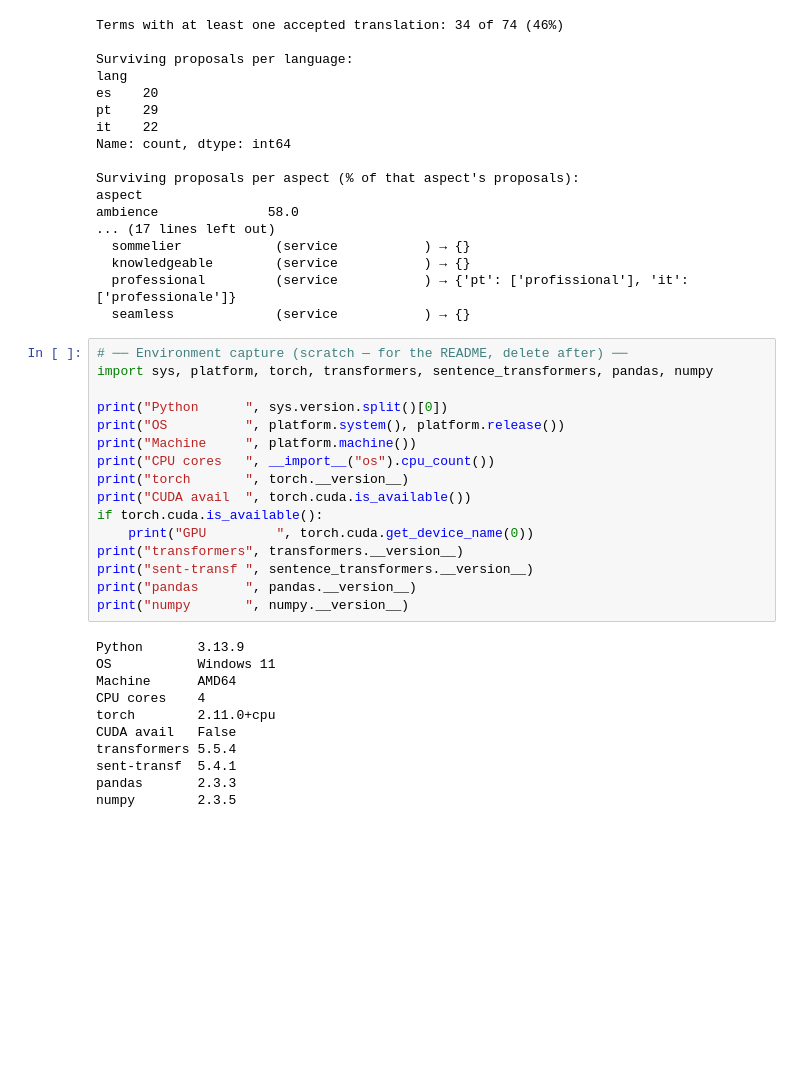
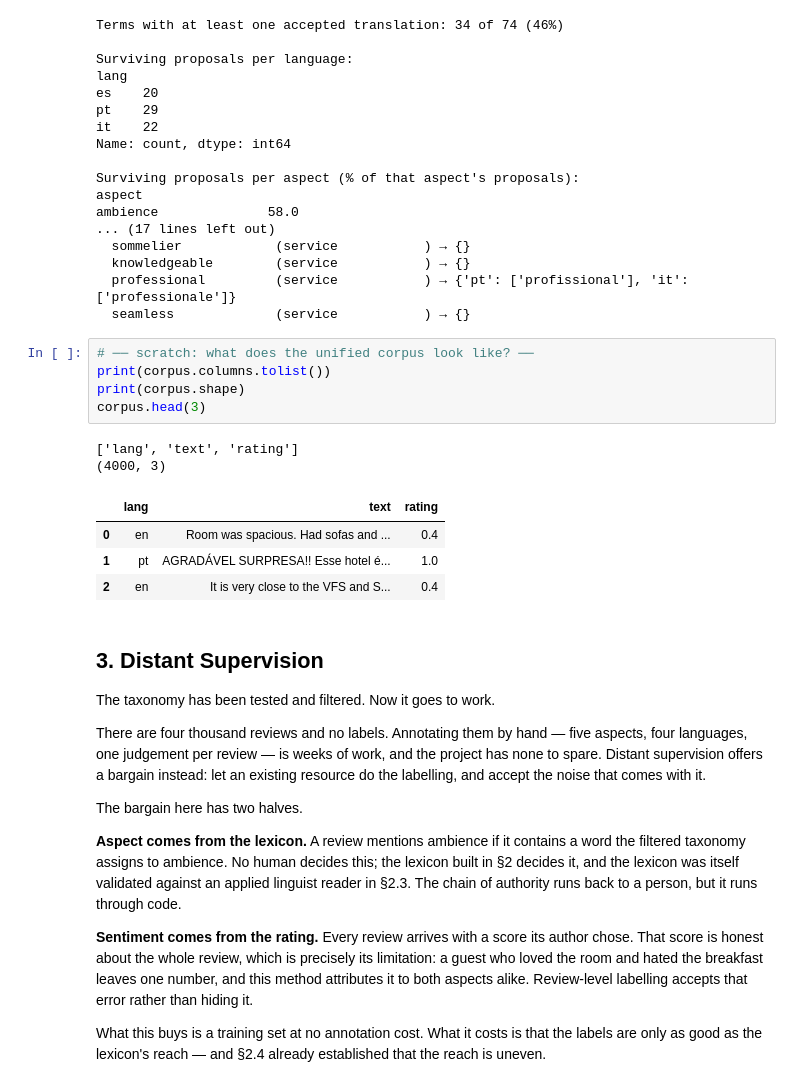
Before and after one commit to Gusti4ka/The-Grammar-of-Luxury, a Jupyter notebook: the-grammar-of-luxury.ipynb, the cells around one changed output. Drawn from its saved outputs; the diff is of its cells as text; blank space fills up the shorter version.

```diff
--- a/the-grammar-of-luxury.ipynb
+++ b/the-grammar-of-luxury.ipynb
@@ -927,30 +927,29 @@ ambience              58.0
   knowledgeable        (service           ) → {}
   professional         (service           ) → {'pt': ['profissional'], 'it': ['professionale']}
   seamless             (service           ) → {}
-# %%
-# ── Environment capture (scratch — for the README, delete after) ──
-import sys, platform, torch, transformers, sentence_transformers, pandas, numpy
-
-print("Python      ", sys.version.split()[0])
-print("OS          ", platform.system(), platform.release())
-print("Machine     ", platform.machine())
-print("CPU cores   ", __import__("os").cpu_count())
-print("torch       ", torch.__version__)
-print("CUDA avail  ", torch.cuda.is_available())
-if torch.cuda.is_available():
-    print("GPU         ", torch.cuda.get_device_name(0))
-print("transformers", transformers.__version__)
-print("sent-transf ", sentence_transformers.__version__)
-print("pandas      ", pandas.__version__)
-print("numpy       ", numpy.__version__)
-# %% [output]
-Python       3.13.9
-OS           Windows 11
-Machine      AMD64
-CPU cores    4
-torch        2.11.0+cpu
-CUDA avail   False
-transformers 5.5.4
-sent-transf  5.4.1
-pandas       2.3.3
-numpy        2.3.5
+# %%
+# ── scratch: what does the unified corpus look like? ──
+print(corpus.columns.tolist())
+print(corpus.shape)
+corpus.head(3)
+# %% [output]
+['lang', 'text', 'rating']
+(4000, 3)
+|  | lang | text | rating |
+| 0 | en | Room was spacious. Had sofas and ... | 0.4 |
+| 1 | pt | AGRADÁVEL SURPRESA!! Esse hotel é... | 1.0 |
+| 2 | en | It is very close to the VFS and S... | 0.4 |
+# %% [markdown]
+## 3. Distant Supervision
+
+The taxonomy has been tested and filtered. Now it goes to work.
+
+There are four thousand reviews and no labels. Annotating them by hand — five aspects, four languages, one judgement per review — is weeks of work, and the project has none to spare. Distant supervision offers a bargain instead: let an existing resource do the labelling, and accept the noise that comes with it.
+
+The bargain here has two halves.
+
+**Aspect comes from the lexicon.** A review mentions ambience if it contains a word the filtered taxonomy assigns to ambience. No human decides this; the lexicon built in §2 decides it, and the lexicon was itself validated against an applied linguist reader in §2.3. The chain of authority runs back to a person, but it runs through code.
+
+**Sentiment comes from the rating.** Every review arrives with a score its author chose. That score is honest about the whole review, which is precisely its limitation: a guest who loved the room and hated the breakfast leaves one number, and this method attributes it to both aspects alike. Review-level labelling accepts that error rather than hiding it.
+
+What this buys is a training set at no annotation cost. What it costs is that the labels are only as good as the lexicon's reach — and §2.4 already established that the reach is uneven.
```
Also changed, not shown: parts of 5 cells of this notebook.
